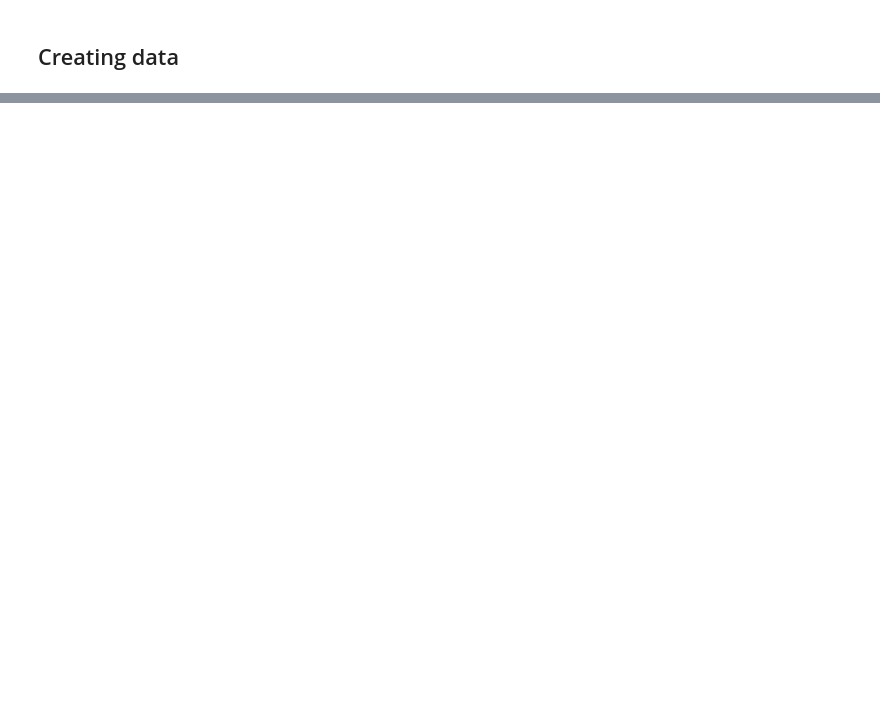
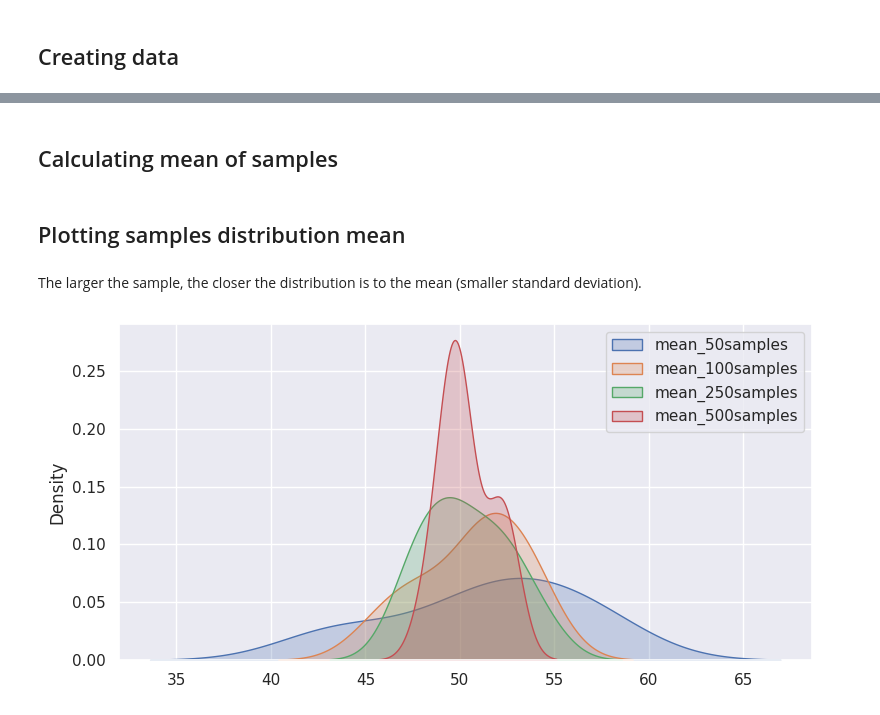
Before and after one commit to rdemarqui/studies, a Jupyter notebook: Central_limit_theorem.ipynb, the cells around one changed output, grey strips where cells are left out. Cells and saved outputs as stored; diff of their text form; code cells hidden in the pictures; blank space fills up the shorter version.

```diff
--- a/Central_limit_theorem.ipynb
+++ b/Central_limit_theorem.ipynb
@@ -31,0 +47,40 @@ plt.title('Histogram of random distribution');
+# %% [markdown]
+## Calculating mean of samples
+# %%
+def sample_mean(dataframe, n_samples, n_tries, seed):
+  """
+  n_samples: Number of samples collected in each try
+  n_tries: Number of tries
+  """
+  random.seed(seed)
+  pseudo_random = random.sample(range(1, n_tries*5), n_tries)
+  samples_mean = []
+
+  for random_seed in pseudo_random:
+    random_values = pd.DataFrame(dataframe['value'].sample(n=n_samples, random_state=random_seed))
+    mean = random_values.mean()[0]
+    samples_mean.append(mean)
+
+  return samples_mean
+# %%
+# Creating sample data
+mean_50samples = sample_mean(dataframe=df, n_samples=50, n_tries=10, seed=42)
+mean_100samples = sample_mean(dataframe=df, n_samples=100, n_tries=10, seed=42)
+mean_250samples = sample_mean(dataframe=df, n_samples=250, n_tries=10, seed=42)
+mean_500samples = sample_mean(dataframe=df, n_samples=500, n_tries=10, seed=42)
+# %% [markdown]
+## Plotting samples distribution mean
+# %% [markdown]
+The larger the sample, the closer the distribution is to the mean (smaller standard deviation).
+# %%
+# Plotting distributions
+fig, ax = plt.subplots(figsize=(8, 4))
+sns.kdeplot(data=mean_50samples, label='mean_50samples', fill=True, ax=ax)
+sns.kdeplot(data=mean_100samples, label='mean_100samples', fill=True, ax=ax)
+sns.kdeplot(data=mean_250samples, label='mean_250samples', fill=True, ax=ax)
+sns.kdeplot(data=mean_500samples, label='mean_500samples', fill=True, ax=ax)
+ax.legend()
+plt.tight_layout()
+plt.show()
+# %% [output]
+[figure, added]
```
Also changed, not shown: parts of 8 cells of this notebook.
